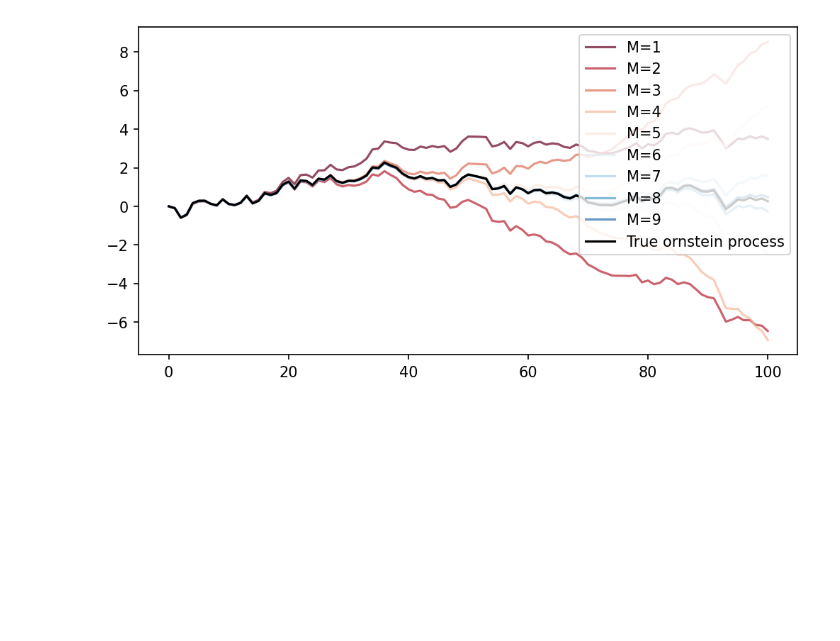
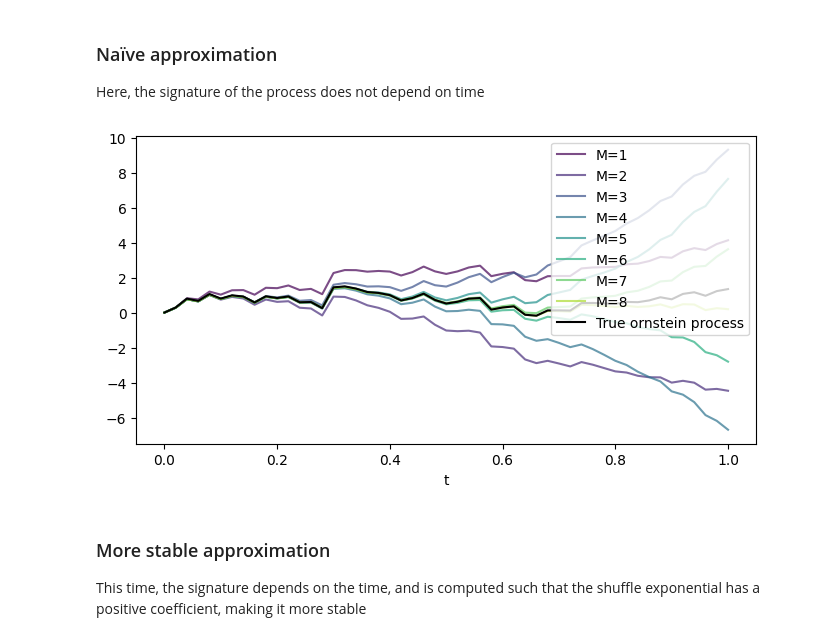
Before and after one commit to Sh3xe/signature-vol-model, a Jupyter notebook: notebook.ipynb, the cells around one changed output. Drawn from its saved outputs; the diff is of its cells as text; code cells hidden in the pictures; blank space fills up the shorter version.

```diff
--- a/notebook.ipynb
+++ b/notebook.ipynb
@@ -9,7 +9,7 @@ plt.rcParams['figure.dpi'] = 150
 # %%
 def generate_blue_to_red(N):
     # Create a colormap from red to blue
-    cmap = plt.get_cmap('RdBu')  # 'RdBu_r' is red to blue reversed
+    cmap = plt.get_cmap('viridis')  # 'RdBu_r' is red to blue reversed
     colors = [mcolors.rgb2hex(cmap(i)[:3]) for i in np.linspace(0, 1, N)]
     return colors
 # %%
@@ -143,8 +156,8 @@ def bracket_with_process(cst_sig, process_sig):
 	return bracket_sum
 # %%
 # Parameters
-n = 100
-max_sig_order = 10
+n = 50
+max_sig_order = 8
 x0 = 0.0
 t0, t1 = 0.0, 1.0
 kappa, theta, etha = 4.0, 0.25, 2.0
@@ -154,23 +167,29 @@ times = np.arange(start=0, stop=n+1) / n
 brownians = generate_brownian(0, 1, n, 1)
 brownian_sig = signature(np.array([times, brownians.flatten()]), max_sig_order)
 ornsteins = generate_ornstein_uhlenbeck(0, 1, brownians, x0, kappa, etha, theta)
-# %%
-sig_ornsteins = []
-for sig_order in range(1, max_sig_order):
-	# compute the signature of the ornstein process with the given order
-	ornstein_process_sig = signature(np.array([times, ornsteins.flatten()]), sig_order)
-
-	# compute the ornstein process using the signature volatility model
-	true_uhlenbeck_sig = compute_ornstein_uhlenbeck_signature(x0, kappa, etha, theta, sig_order)
-	true_uhlenbeck_process_sig = bracket_with_process(true_uhlenbeck_sig, brownian_sig)
-
-	sig_ornsteins.append(true_uhlenbeck_process_sig)
+# %% [markdown]
+### Naïve approximation
+
+Here, the signature of the process does not depend on time
+# %%
+true_uhlenbeck_sig = compute_ornstein_uhlenbeck_signature(x0, kappa, etha, theta, max_sig_order)
+sig_ornsteins_1 = []
+for sig_order in range(1, max_sig_order+1):
+	# compute the ornstein process using the signature volatility model
+	true_uhlenbeck_process_sig = bracket_with_process(true_uhlenbeck_sig[:sig_order+1], brownian_sig)
+
+	sig_ornsteins_1.append(true_uhlenbeck_process_sig)
 # %%
-cols = generate_blue_to_red(len(sig_ornsteins)+1)
-for i in range(len(sig_ornsteins)):
-	plt.plot(sig_ornsteins[i].transpose(), color=cols[i], label=f"M={i+1}", alpha=0.7, linestyle="-")
-plt.plot(ornsteins.transpose(), label="True ornstein process", color="black")
+cols = generate_blue_to_red(len(sig_ornsteins_1)+1)
+for i in range(len(sig_ornsteins_1)):
+	plt.plot(times, sig_ornsteins_1[i].transpose(), color=cols[i], label=f"M={i+1}", alpha=0.7, linestyle="-")
+plt.plot(times, ornsteins.transpose(), label="True ornstein process", color="black")
 plt.legend()
-plt.savefig("outputs/ornstein_approx.png")
+plt.xlabel("t")
+plt.savefig("outputs/ornstein_approx_naive.png")
 # %% [output]
-[figure, old version]
+[figure, new version]
+# %% [markdown]
+### More stable approximation
+
+This time, the signature depends on the time, and is computed such that the shuffle exponential has a positive coefficient, making it more stable
```
Also changed, not shown: parts of 4 cells of this notebook, 4 other files.
